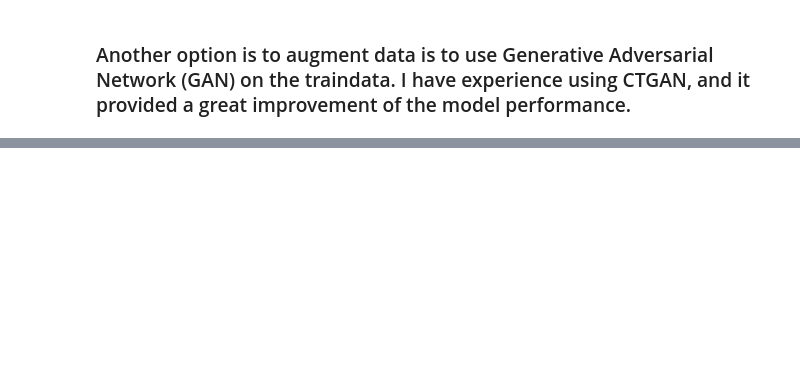
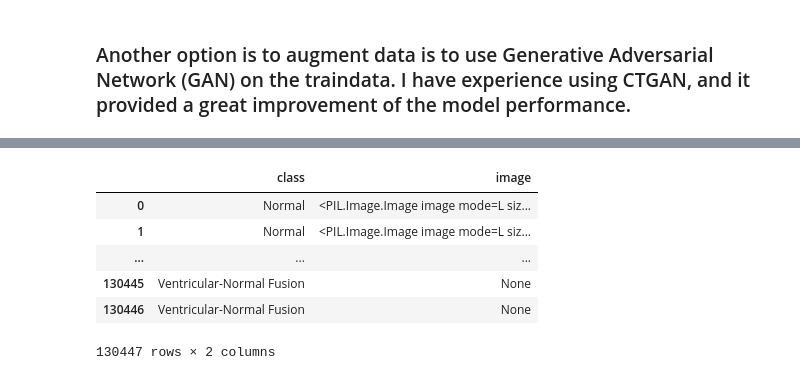
Before and after one commit to ramm777/ECG_Categorization, a Jupyter notebook: 1_Data_Processing.ipynb, the cells around one changed output, grey strips where cells are left out. Saved outputs shown, nothing was run; the diff lists cells and outputs as text; code cells hidden in the pictures; blank space fills up the shorter version.

```diff
--- a/1_Data_Processing.ipynb
+++ b/1_Data_Processing.ipynb
@@ -143,0 +170,3 @@ df_mitbih_test.to_csv('input/mitbih_test_renamed.csv')
+# %%
+df_resampled   = pd.read_csv('input/mitbih_train_resampled.csv')
+df_mitbih_test = pd.read_csv('input/mitbih_test_renamed.csv')
@@ -143,0 +262,10 @@ df_mitbih_test.to_csv('input/mitbih_test_renamed.csv')
+# %%
+df_train
+# %% [output]
+|  | class | image |
+| 0 | Normal | <PIL.Image.Image image mode=L siz... |
+| 1 | Normal | <PIL.Image.Image image mode=L siz... |
+| ... | ... | ... |
+| 130445 | Ventricular-Normal Fusion | None |
+| 130446 | Ventricular-Normal Fusion | None |
+130447 rows × 2 columns
```
Also changed, not shown: parts of 16 cells of this notebook.
